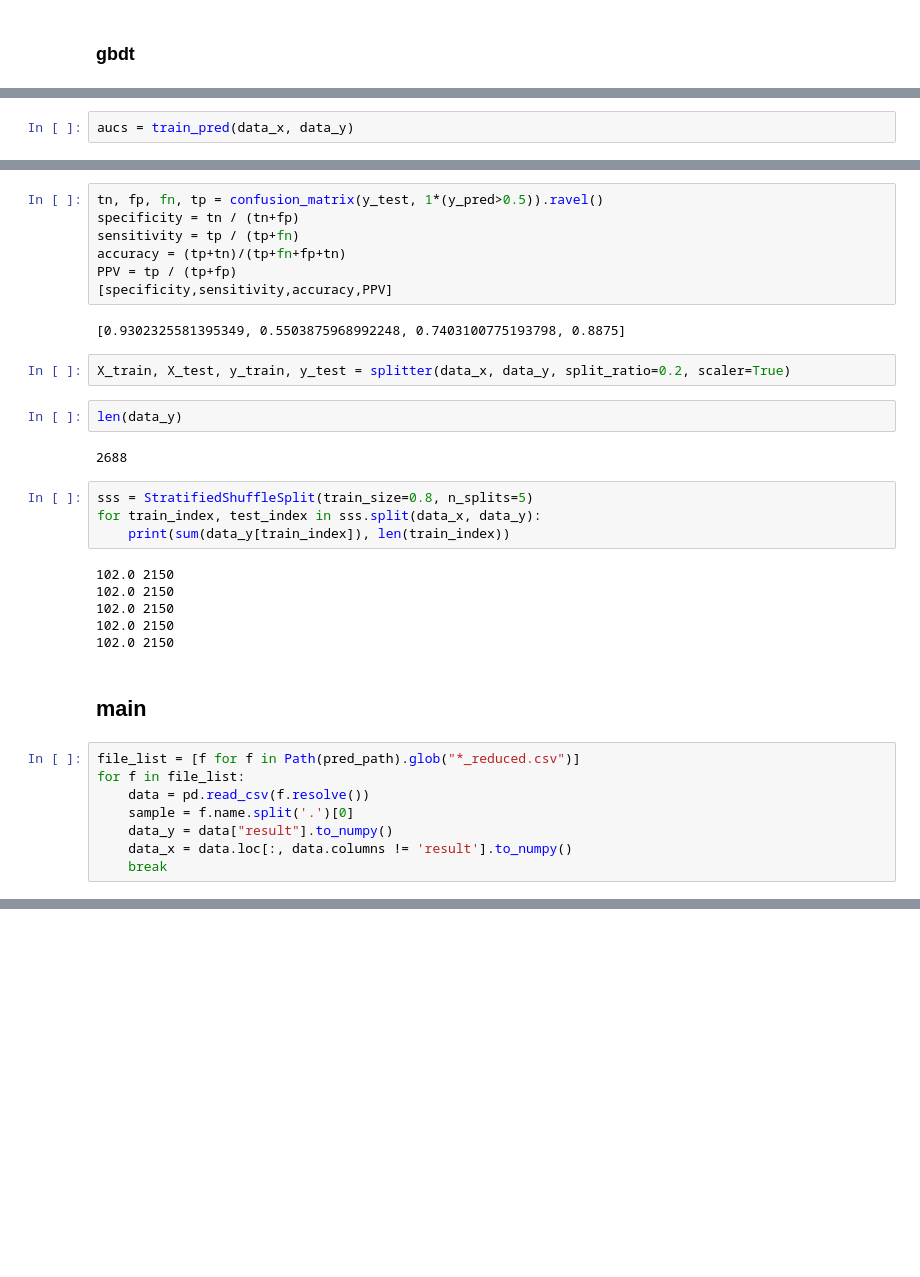
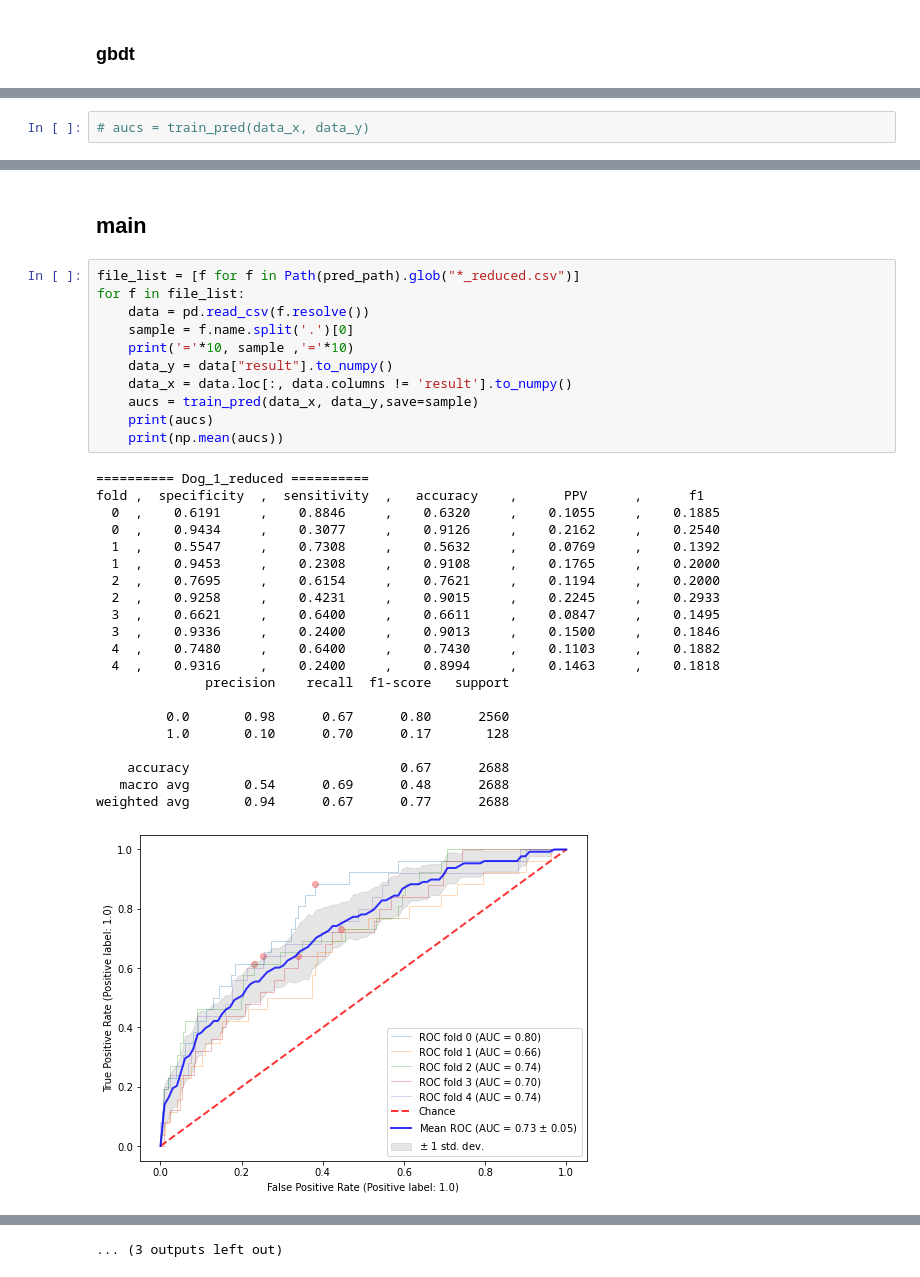
Before and after one commit to MingzheHu-Duke/CS534-Final-Seizure, a Jupyter notebook: gbdt.ipynb, the cells around one changed output, grey strips where cells are left out. Cells and saved outputs as stored; diff of their text form; blank space fills up the shorter version.

```diff
--- a/gbdt.ipynb
+++ b/gbdt.ipynb
@@ -161,4 +172,4 @@ def train_pred(X, y, plotflag=False, save=False):
     plt.show()
     return aucs
 # %%
-aucs = train_pred(data_x, data_y)
+# aucs = train_pred(data_x, data_y)
@@ -185,35 +176,35 @@ np.mean(aucs)
-# %%
-tn, fp, fn, tp = confusion_matrix(y_test, 1*(y_pred>0.5)).ravel()
-specificity = tn / (tn+fp)
-sensitivity = tp / (tp+fn)
-accuracy = (tp+tn)/(tp+fn+fp+tn)
-PPV = tp / (tp+fp)
-[specificity,sensitivity,accuracy,PPV]
-# %% [output]
-[0.9302325581395349, 0.5503875968992248, 0.7403100775193798, 0.8875]
-# %%
-X_train, X_test, y_train, y_test = splitter(data_x, data_y, split_ratio=0.2, scaler=True)
-# %%
-len(data_y)
-# %% [output]
-2688
-# %%
-sss = StratifiedShuffleSplit(train_size=0.8, n_splits=5)
-for train_index, test_index in sss.split(data_x, data_y):
-    print(sum(data_y[train_index]), len(train_index))
-# %% [output]
-102.0 2150
-102.0 2150
-102.0 2150
-102.0 2150
-102.0 2150
 # %% [markdown]
 ## main
 # %%
 file_list = [f for f in Path(pred_path).glob("*_reduced.csv")]
 for f in file_list:
     data = pd.read_csv(f.resolve())
     sample = f.name.split('.')[0]
+    print('='*10, sample ,'='*10)
     data_y = data["result"].to_numpy()
     data_x = data.loc[:, data.columns != 'result'].to_numpy()
-    break
+    aucs = train_pred(data_x, data_y,save=sample)
+    print(aucs)
+    print(np.mean(aucs))
+# %% [output]
+========== Dog_1_reduced ==========
+fold ,  specificity  ,  sensitivity  ,   accuracy    ,      PPV      ,      f1
+  0  ,    0.6191     ,    0.8846     ,    0.6320     ,    0.1055     ,    0.1885
+  0  ,    0.9434     ,    0.3077     ,    0.9126     ,    0.2162     ,    0.2540
+  1  ,    0.5547     ,    0.7308     ,    0.5632     ,    0.0769     ,    0.1392
+  1  ,    0.9453     ,    0.2308     ,    0.9108     ,    0.1765     ,    0.2000
+  2  ,    0.7695     ,    0.6154     ,    0.7621     ,    0.1194     ,    0.2000
+  2  ,    0.9258     ,    0.4231     ,    0.9015     ,    0.2245     ,    0.2933
+  3  ,    0.6621     ,    0.6400     ,    0.6611     ,    0.0847     ,    0.1495
+  3  ,    0.9336     ,    0.2400     ,    0.9013     ,    0.1500     ,    0.1846
+  4  ,    0.7480     ,    0.6400     ,    0.7430     ,    0.1103     ,    0.1882
+  4  ,    0.9316     ,    0.2400     ,    0.8994     ,    0.1463     ,    0.1818
+              precision    recall  f1-score   support
+
+         0.0       0.98      0.67      0.80      2560
+         1.0       0.10      0.70      0.17       128
+
+    accuracy                           0.67      2688
+   macro avg       0.54      0.69      0.48      2688
+weighted avg       0.94      0.67      0.77      2688
+[figure, added]
@@ -219,0 +301 @@ for f in file_list:
+... (3 outputs left out)
```
Also changed, not shown: parts of 7 cells of this notebook, 21 other files.
